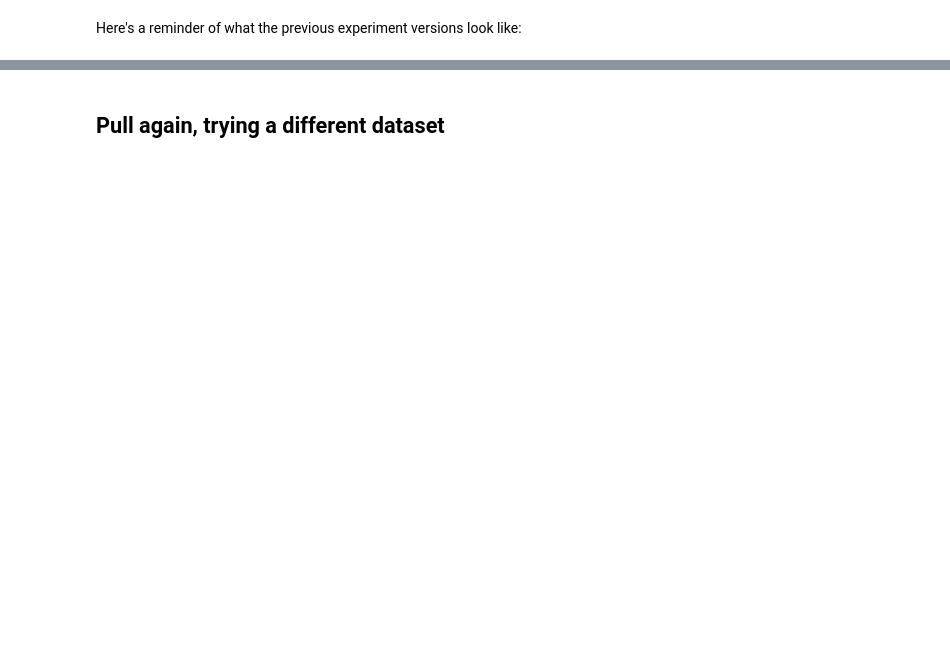
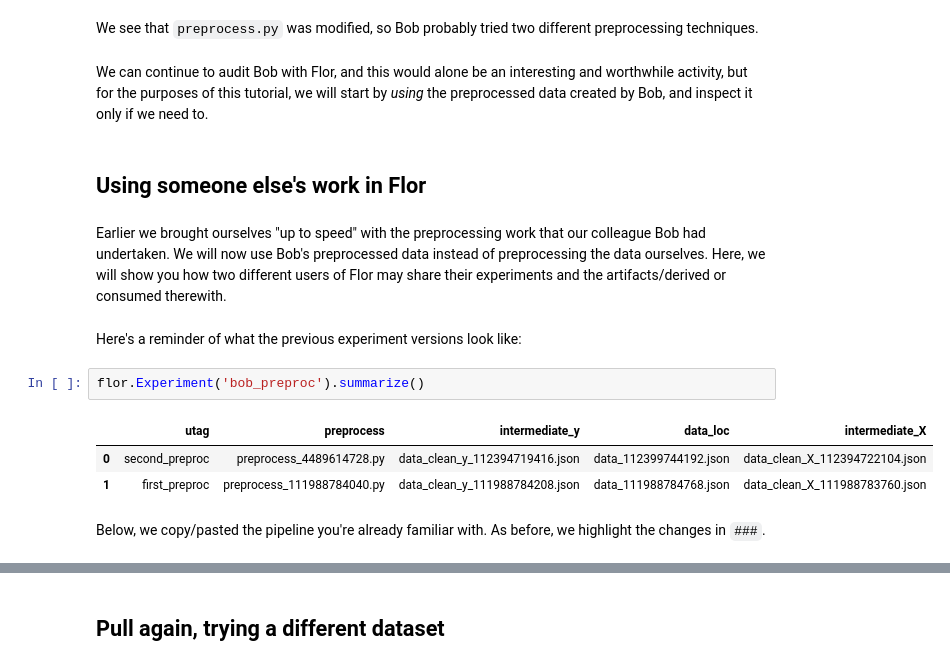
Before and after one commit to ucbrise/flor-camp2018, a Jupyter notebook: src/tutorial/tutorial.ipynb, the cells around one changed output, grey strips where cells are left out. Saved outputs shown, nothing was run; the diff lists cells and outputs as text; blank space fills up the shorter version.

```diff
--- a/src/tutorial/tutorial.ipynb
+++ b/src/tutorial/tutorial.ipynb
@@ -184,2 +231,18 @@ Earlier we brought ourselves "up to speed" with the preprocessing work that our
+# %% [markdown]
+We see that `preprocess.py` was modified, so Bob probably tried two different preprocessing techniques.
+# %% [markdown]
+We can continue to audit Bob with Flor, and this would alone be an interesting and worthwhile activity, but for the purposes of this tutorial, we will start by _using_ the preprocessed data created by Bob, and inspect it only if we need to.
+# %% [markdown]
+## Using someone else's work in Flor
+# %% [markdown]
+Earlier we brought ourselves "up to speed" with the preprocessing work that our colleague Bob had undertaken. We will now use Bob's preprocessed data instead of preprocessing the data ourselves. Here, we will show you how two different users of Flor may share their experiments and the artifacts/derived or consumed therewith.
 # %% [markdown]
 Here's a reminder of what the previous experiment versions look like:
+# %%
+flor.Experiment('bob_preproc').summarize()
+# %% [output]
+|  | utag | preprocess | intermediate_y | data_loc | intermediate_X |
+| 0 | second_preproc | preprocess_4489614728.py | data_clean_y_112394719416.json | data_112399744192.json | data_clean_X_112394722104.json |
+| 1 | first_preproc | preprocess_111988784040.py | data_clean_y_111988784208.json | data_111988784768.json | data_clean_X_111988783760.json |
+# %% [markdown]
+Below, we copy/pasted the pipeline you're already familiar with. As before, we highlight the changes in `###`.
```
Also changed, not shown: parts of 104 cells of this notebook, 3 other files.
